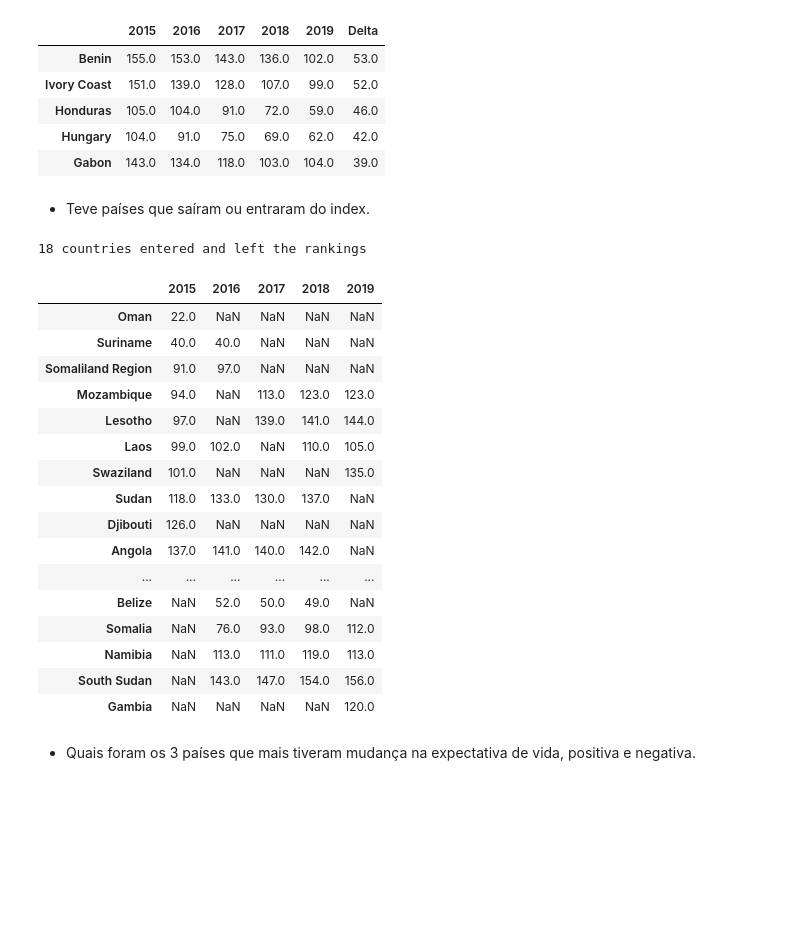
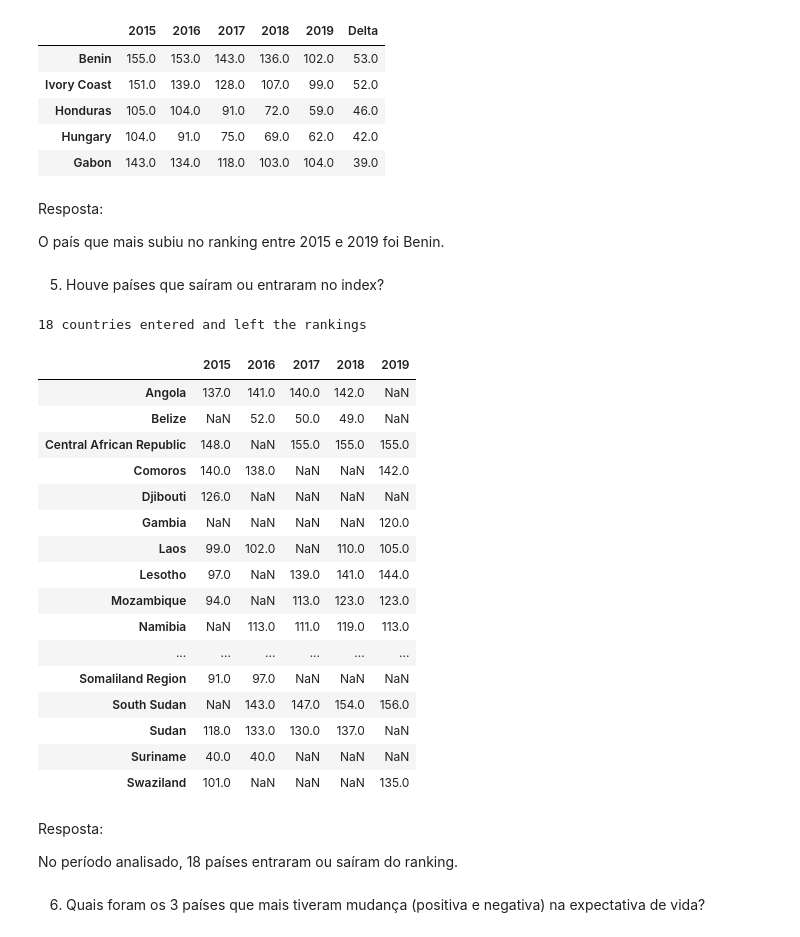
Before and after one commit to leoeiji/letscode-projeto-3, a Jupyter notebook: Notebook.ipynb, the cells around one changed output. Drawn from its saved outputs; the diff is of its cells as text; code cells hidden in the pictures; blank space fills up the shorter version.

```diff
--- a/Notebook.ipynb
+++ b/Notebook.ipynb
@@ -294,40 +340,53 @@ df_ranks.head()
 | Honduras | 105.0 | 104.0 | 91.0 | 72.0 | 59.0 | 46.0 |
 | Hungary | 104.0 | 91.0 | 75.0 | 69.0 | 62.0 | 42.0 |
 | Gabon | 143.0 | 134.0 | 118.0 | 103.0 | 104.0 | 39.0 |
+# %% [markdown]
+Resposta:
+
+O país que mais subiu no ranking entre 2015 e 2019 foi Benin.
 # %% [markdown]
-- Teve países que saíram ou entraram do index.
+5. Houve países que saíram ou entraram no index?
 # %%
+# Inicialmente, selecionamos a coluna de 'Happiness Rank' de cada ano
+# e concatemos em um único DF.
 rankings = [
     dfs["2015"]["Happiness Rank"],
     dfs["2016"]["Happiness Rank"],
     dfs["2017"]["Happiness Rank"],
     dfs["2018"]["Happiness Rank"],
     dfs["2019"]["Happiness Rank"],
 ]
 df_ranks = pd.concat(rankings, axis=1)
 df_ranks.columns = ["2015", "2016", "2017", "2018", "2019"]
+
+# Selecionamos todas as linhas que tivessem pelo menos um valor NaN no DF.
 df_entraram_sairam = df_ranks[df_ranks.isna().any(axis=1)]
+df_entraram_sairam = df_entraram_sairam.sort_index()
 print(f"{len(df_entraram_sairam)} countries entered and left the rankings")
 df_entraram_sairam
 # %% [output]
 18 countries entered and left the rankings
 |  | 2015 | 2016 | 2017 | 2018 | 2019 |
-| Oman | 22.0 | NaN | NaN | NaN | NaN |
+| Angola | 137.0 | 141.0 | 140.0 | 142.0 | NaN |
+| Belize | NaN | 52.0 | 50.0 | 49.0 | NaN |
+| Central African Republic | 148.0 | NaN | 155.0 | 155.0 | 155.0 |
+| Comoros | 140.0 | 138.0 | NaN | NaN | 142.0 |
+| Djibouti | 126.0 | NaN | NaN | NaN | NaN |
+| Gambia | NaN | NaN | NaN | NaN | 120.0 |
+| Laos | 99.0 | 102.0 | NaN | 110.0 | 105.0 |
+| Lesotho | 97.0 | NaN | 139.0 | 141.0 | 144.0 |
+| Mozambique | 94.0 | NaN | 113.0 | 123.0 | 123.0 |
+| Namibia | NaN | 113.0 | 111.0 | 119.0 | 113.0 |
+| ... | ... | ... | ... | ... | ... |
+| Somaliland Region | 91.0 | 97.0 | NaN | NaN | NaN |
+| South Sudan | NaN | 143.0 | 147.0 | 154.0 | 156.0 |
+| Sudan | 118.0 | 133.0 | 130.0 | 137.0 | NaN |
 | Suriname | 40.0 | 40.0 | NaN | NaN | NaN |
-| Somaliland Region | 91.0 | 97.0 | NaN | NaN | NaN |
-| Mozambique | 94.0 | NaN | 113.0 | 123.0 | 123.0 |
-| Lesotho | 97.0 | NaN | 139.0 | 141.0 | 144.0 |
-| Laos | 99.0 | 102.0 | NaN | 110.0 | 105.0 |
 | Swaziland | 101.0 | NaN | NaN | NaN | 135.0 |
-| Sudan | 118.0 | 133.0 | 130.0 | 137.0 | NaN |
-| Djibouti | 126.0 | NaN | NaN | NaN | NaN |
-| Angola | 137.0 | 141.0 | 140.0 | 142.0 | NaN |
-| ... | ... | ... | ... | ... | ... |
-| Belize | NaN | 52.0 | 50.0 | 49.0 | NaN |
-| Somalia | NaN | 76.0 | 93.0 | 98.0 | 112.0 |
-| Namibia | NaN | 113.0 | 111.0 | 119.0 | 113.0 |
-| South Sudan | NaN | 143.0 | 147.0 | 154.0 | 156.0 |
-| Gambia | NaN | NaN | NaN | NaN | 120.0 |
+# %% [markdown]
+Resposta:
+
+No período analisado, 18 países entraram ou saíram do ranking.
 # %% [markdown]
-- Quais foram os 3 países que mais tiveram mudança na expectativa de vida, positiva e negativa.
+6. Quais foram os 3 países que mais tiveram mudança (positiva e negativa) na expectativa de vida?
 # %%
```
Also changed, not shown: parts of 26 cells of this notebook.
